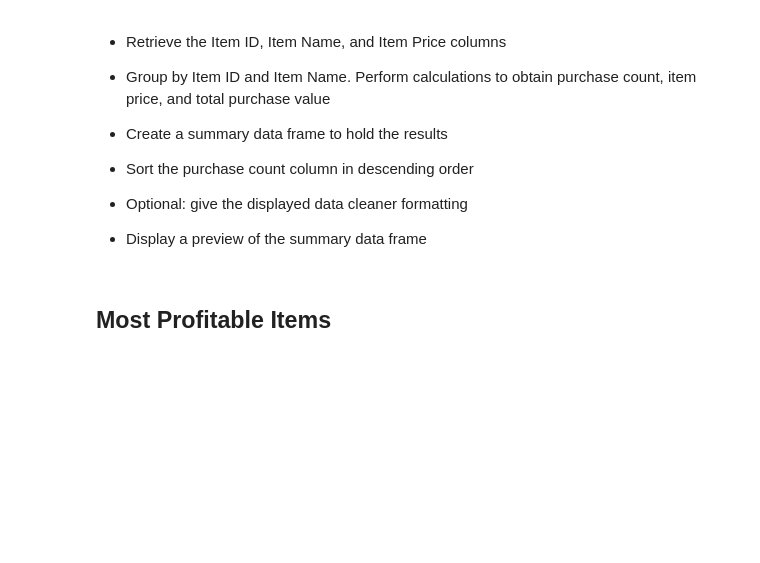
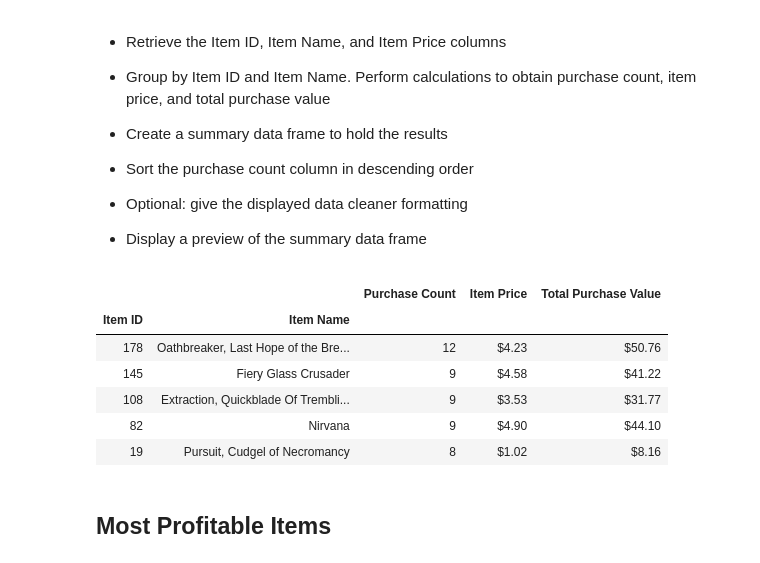
Before and after one commit to gkumar24/DataViz-HW04-Pandas, a Jupyter notebook: HeroesOfPymoli/HeroesOfPymoli_starter.ipynb, the cells around one changed output. Drawn from its saved outputs; the diff is of its cells as text; code cells hidden in the pictures; blank space fills up the shorter version.

```diff
--- a/HeroesOfPymoli/HeroesOfPymoli_starter.ipynb
+++ b/HeroesOfPymoli/HeroesOfPymoli_starter.ipynb
@@ -247,6 +355,45 @@ df_purchase_byAge = df_purchase_data.groupby("Age")
 
 
 * Display a preview of the summary data frame
+# %%
+#For purchase data analysis by Item, Get data this is needed.
+df_items = df_purchase_data[["Item ID", "Item Name", "Price", "Purchase ID"]]
+
+#group the purchase data by Item ID and Item Name
+df_purchase_byItem = df_items.groupby(["Item ID", "Item Name"])
+# %%
+#calculate purchase count using nunique for each items
+#min to get the price of the item, since unique gives the value as list.
+#and total purchase using sum on the price field.
+df_item_summary = df_purchase_byItem \
+    .agg(
+    {
+        "Purchase ID" : "nunique",
+        "Price" : ["min", "sum"]
+    })
+
+#Renaming the coulmns, more descriptively.
+column_names = ["Purchase Count","Item Price", "Total Purchase Value"]
+df_item_summary.columns=column_names
+
+#Sort the item summary by purchase count, to sort by most popular to least popular items.
+df_most_popular_item = df_item_summary.sort_values("Purchase Count", ascending=False)
+
+#display format the item data
+df_most_popular_item["Purchase Count"] = df_most_popular_item["Purchase Count"].map("{:,}".format)
+df_most_popular_item["Item Price"] = df_most_popular_item["Item Price"].map("${:,.2f}".format)
+df_most_popular_item["Total Purchase Value"] = df_most_popular_item["Total Purchase Value"].map("${:,.2f}".format)
+
+# #Display top 5 popular items based on purchase count.
+df_most_popular_item.head()
+# %% [output]
+|  |  | Purchase Count | Item Price | Total Purchase Value |
+| Item ID | Item Name |  |  |  |
+| 178 | Oathbreaker, Last Hope of the Bre... | 12 | $4.23 | $50.76 |
+| 145 | Fiery Glass Crusader | 9 | $4.58 | $41.22 |
+| 108 | Extraction, Quickblade Of Trembli... | 9 | $3.53 | $31.77 |
+| 82 | Nirvana | 9 | $4.90 | $44.10 |
+| 19 | Pursuit, Cudgel of Necromancy | 8 | $1.02 | $8.16 |
 # %% [markdown]
 ## Most Profitable Items
 # %% [markdown]
```
Also changed, not shown: parts of 10 cells of this notebook, 1 other file.
